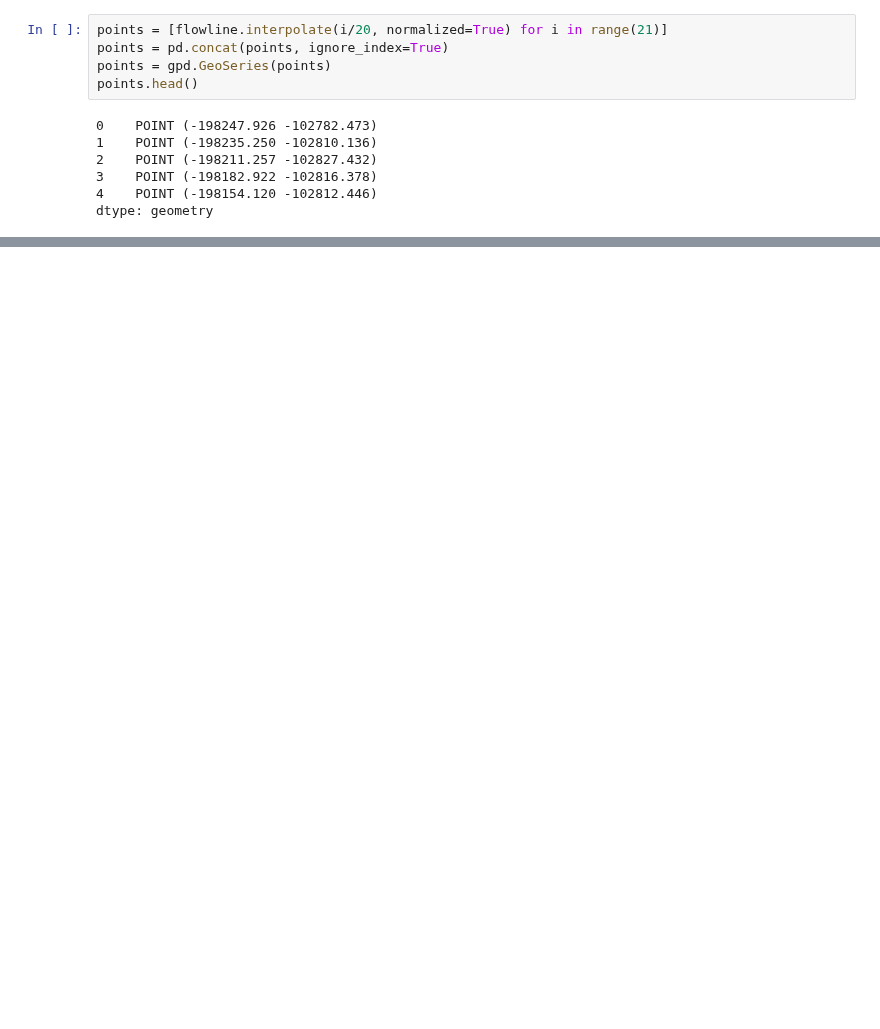
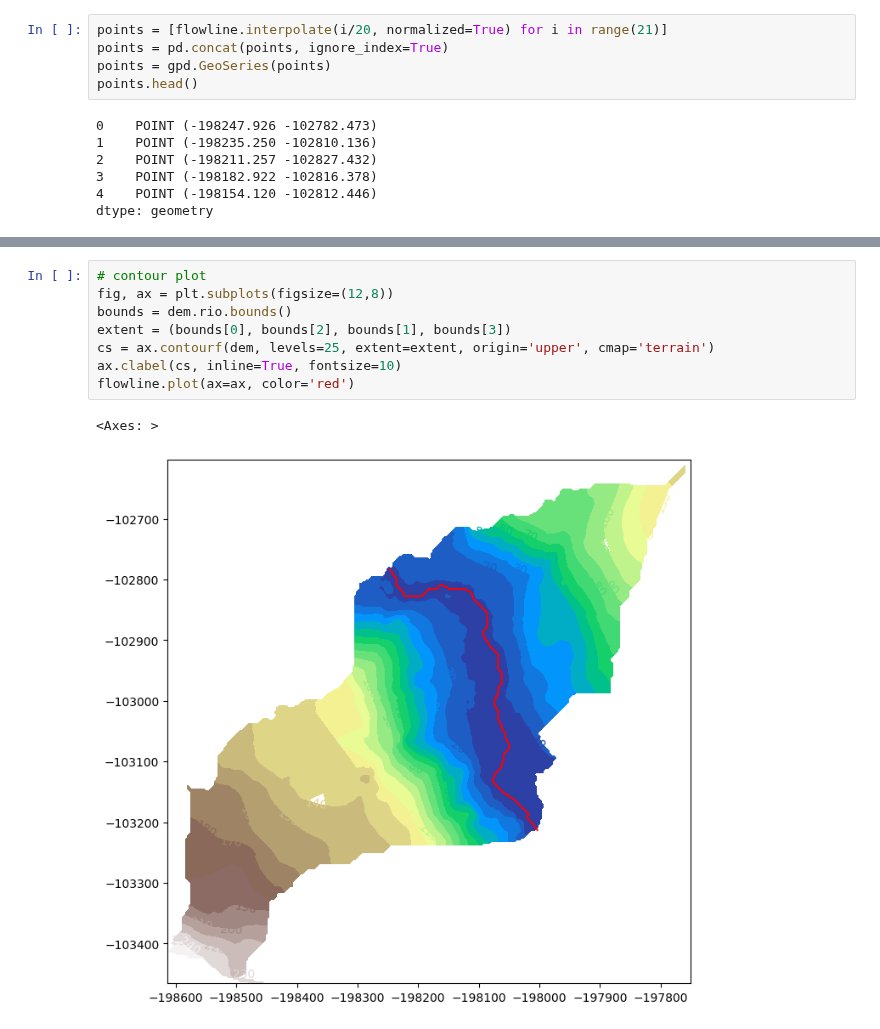
Before and after one commit to avkoehl/valleys, a Jupyter notebook: notebooks/valley_bottom_delineation.ipynb, the cells around one changed output, grey strips where cells are left out. Cells and saved outputs as stored; diff of their text form; blank space fills up the shorter version.

```diff
--- a/notebooks/valley_bottom_delineation.ipynb
+++ b/notebooks/valley_bottom_delineation.ipynb
@@ -68,3 +86,14 @@ points.plot(ax=ax, color='green')
+# %%
+# contour plot
+fig, ax = plt.subplots(figsize=(12,8))
+bounds = dem.rio.bounds()
+extent = (bounds[0], bounds[2], bounds[1], bounds[3])
+cs = ax.contourf(dem, levels=25, extent=extent, origin='upper', cmap='terrain')
+ax.clabel(cs, inline=True, fontsize=10)
+flowline.plot(ax=ax, color='red')
+# %% [output]
+<Axes: >
+[figure, added]
 # %%
 dfs = []
 for i,point in enumerate(points):
```
Also changed, not shown: parts of 16 cells of this notebook, 1 other file.
